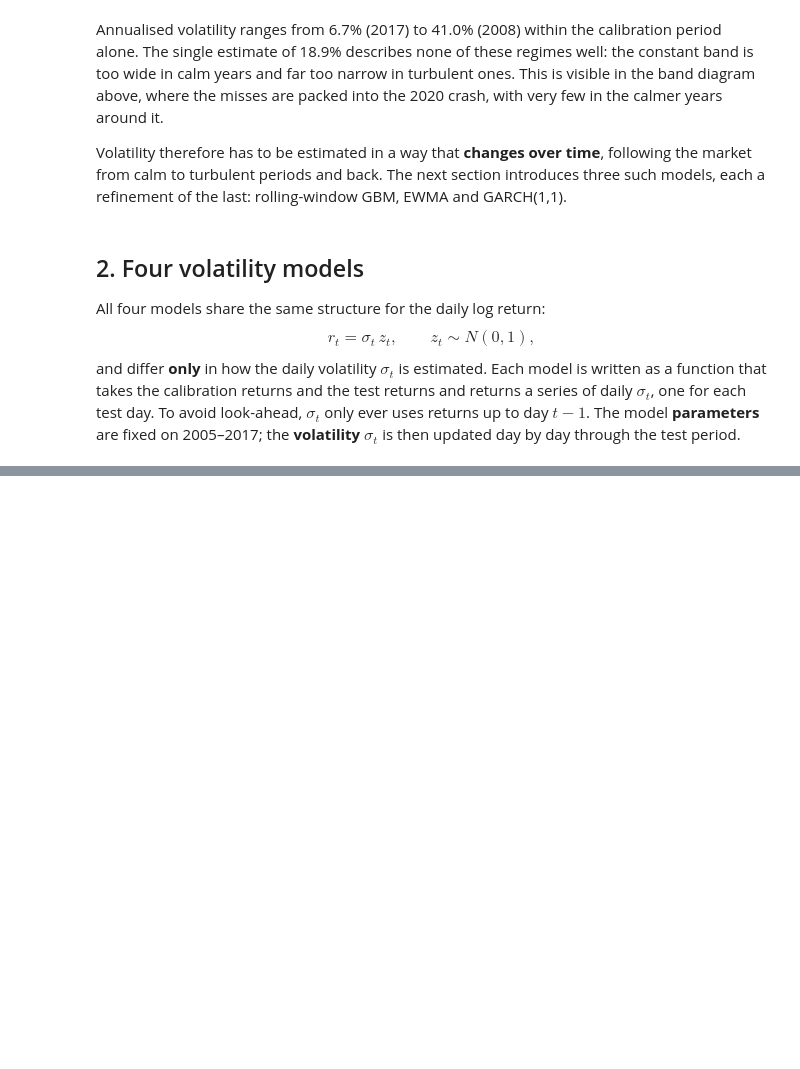
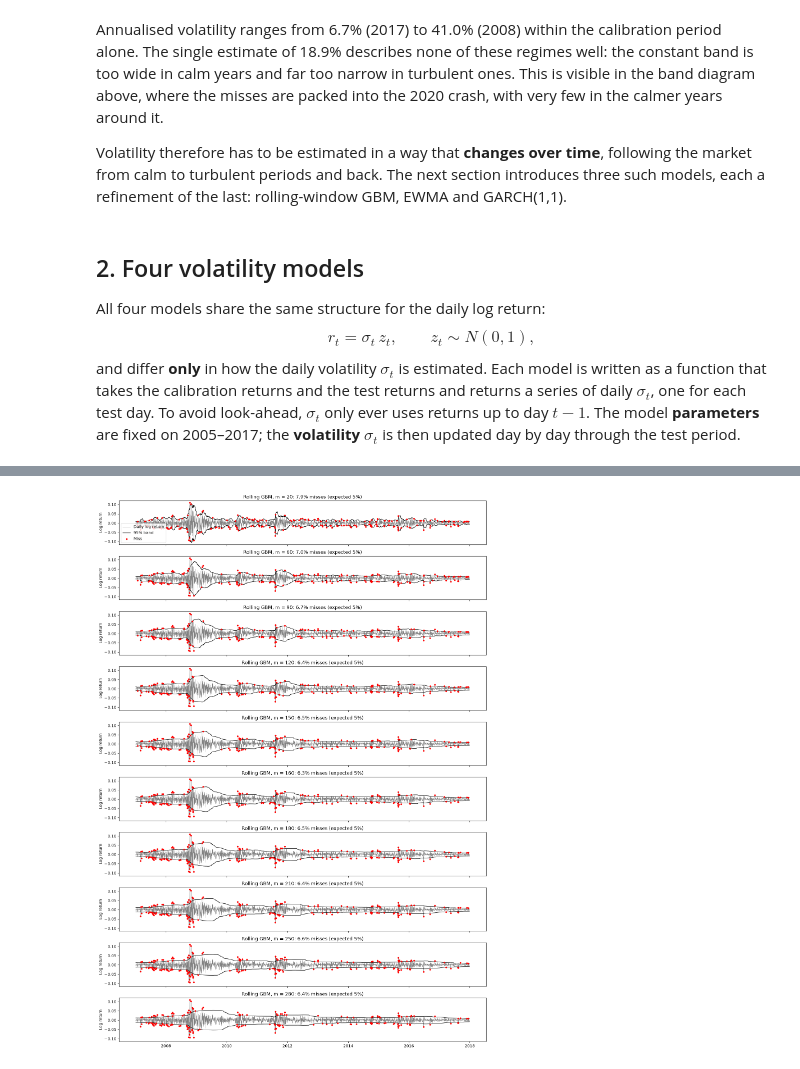
Before and after one commit to Harry140896/Volatility-band-width, a Jupyter notebook: volatility_band_width.ipynb, the cells around one changed output, grey strips where cells are left out. Drawn from its saved outputs; the diff is of its cells as text; code cells hidden in the pictures; blank space fills up the shorter version.

```diff
--- a/volatility_band_width.ipynb
+++ b/volatility_band_width.ipynb
@@ -171,3 +178,12 @@ and differ **only** in how the daily volatility $\sigma_t$ is estimated. Each mo
+# %%
+def sigma_to_band(sigma,level =0.95):
+    """Two-sided band (lower, upper) = (-z*sigma, +z*sigma) for daily log returns, with z the
+    N(0,1) quantile at 1 - (1 - level)/2 (z ≈ 1.96 for level = 0.95). `level` is the coverage.
+    Works for a single sigma or a pd.Series of sigma_t."""
+    q = 1 - (1-level)/2          ## upper limit leaves (1 - level)/2 in the right tail, so it is the q-quantile of N(0, 1)
+    lower = -norm.ppf(q)*sigma
+    upper = norm.ppf(q)*sigma
+    return (lower,upper)
 # %% [markdown]
 ### Model 1: Constant-volatility GBM
 The benchmark from Section 1: one daily volatility, the standard deviation of the 2005–2017 returns, used unchanged on every test day:
@@ -251,0 +280,44 @@ def garch_sigma(fit_returns,test_returns,omega,alpha,beta):
+# %%
+M = [20, 60, 90, 120, 150, 160, 180, 210, 250]
+early = fit_log_returns.loc[:'2006']           # fills the first window
+window = fit_log_returns.loc['2007':'2017']    # evaluation period (still inside the fit period)
+
+results = []
+for m in M:
+    sigma = rolling_gbm(early, window, m)
+    lower, upper = sigma_to_band(sigma)
+    miss = window.abs() > upper
+
+    # clustering: share of misses that come the day after another miss
+    after_miss = miss & miss.shift(1, fill_value=False)
+    share_clustered = after_miss.sum() / miss.sum()
+
+    results.append({"m": m,
+                    "miss_rate": miss.mean(),
+                    "n_misses": miss.sum(),
+                    "share_after_a_miss": share_clustered})
+
+results = pd.DataFrame(results).set_index("m")
+results
+
+
+show = [20, 60, 90, 120, 150, 160, 180, 210, 250,280]
+fig, axes = plt.subplots(len(show), 1, figsize=(14, 20), sharex=True, sharey=True)
+
+for ax, m in zip(axes, show):
+    sigma = rolling_gbm(early, window, m)
+    lower, upper = sigma_to_band(sigma)
+    miss = window.abs() > upper
+
+    ax.plot(window.index, window.values, lw=0.6, color='grey', label='Daily log return')
+    ax.plot(upper.index, upper.values, color='black', lw=1, label='95% band')
+    ax.plot(lower.index, lower.values, color='black', lw=1)
+    ax.scatter(window.index[miss], window[miss], color='red', s=10, zorder=3, label='Miss')
+    ax.set_title(f"Rolling GBM, m = {m}: {miss.mean():.1%} misses (expected 5%)")
+    ax.set_ylabel("Log return")
+
+axes[0].legend(loc='lower left')
+plt.tight_layout()
+plt.show()
+# %% [output]
+[figure, added]
```
Also changed, not shown: parts of 15 cells of this notebook.
